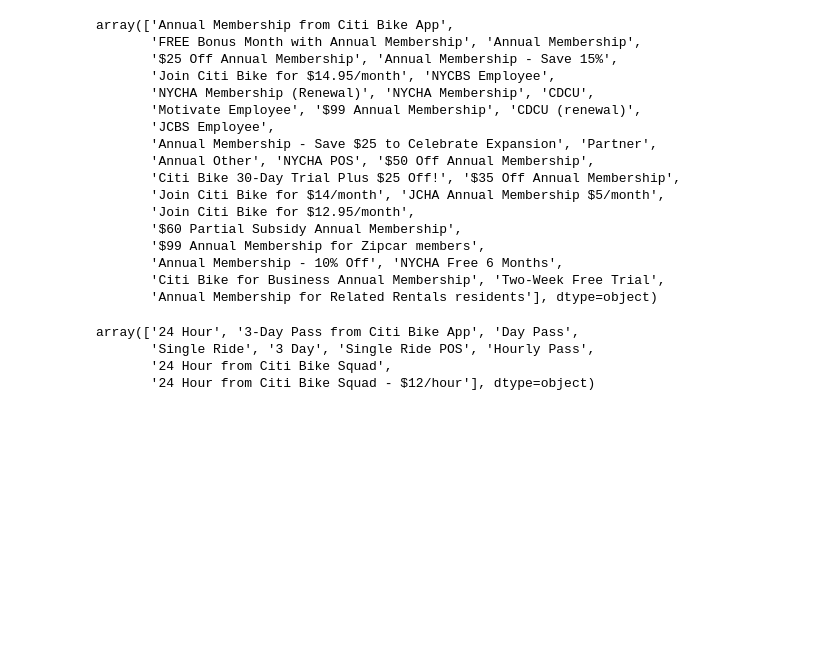
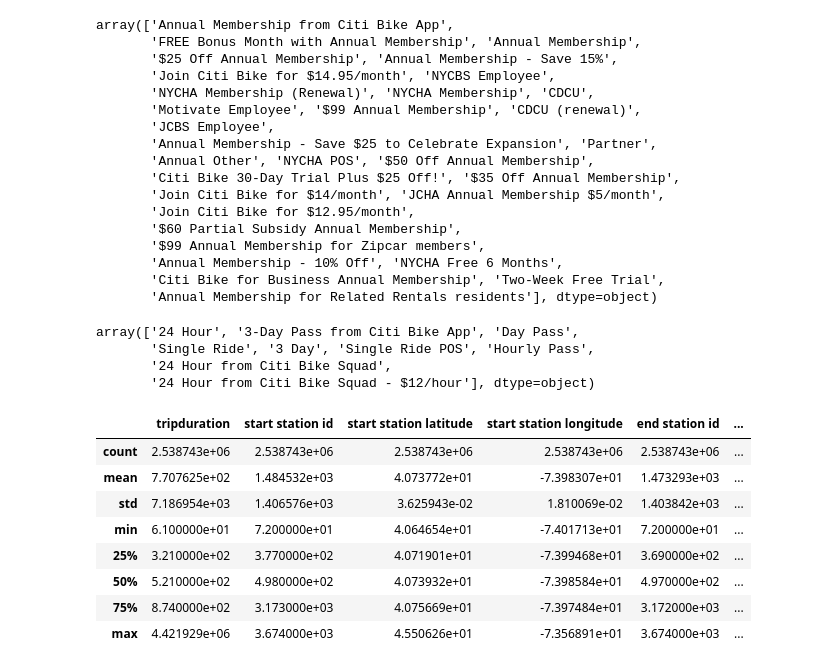
Before and after one commit to gaguinaldo/uscdatabootcamp, a Jupyter notebook: hw-15/homework-april-08.ipynb, the cells around one changed output. Saved outputs shown, nothing was run; the diff lists cells and outputs as text; code cells hidden in the pictures; blank space fills up the shorter version.

```diff
--- a/hw-15/homework-april-08.ipynb
+++ b/hw-15/homework-april-08.ipynb
@@ -405,0 +413,12 @@ array(['24 Hour', '3-Day Pass from Citi Bike App', 'Day Pass',
+# %%
+df.describe()
+# %% [output]
+|  | tripduration | start station id | start station latitude | start station longitude | end station id | ... |
+| count | 2.538743e+06 | 2.538743e+06 | 2.538743e+06 | 2.538743e+06 | 2.538743e+06 | ... |
+| mean | 7.707625e+02 | 1.484532e+03 | 4.073772e+01 | -7.398307e+01 | 1.473293e+03 | ... |
+| std | 7.186954e+03 | 1.406576e+03 | 3.625943e-02 | 1.810069e-02 | 1.403842e+03 | ... |
+| min | 6.100000e+01 | 7.200000e+01 | 4.064654e+01 | -7.401713e+01 | 7.200000e+01 | ... |
+| 25% | 3.210000e+02 | 3.770000e+02 | 4.071901e+01 | -7.399468e+01 | 3.690000e+02 | ... |
+| 50% | 5.210000e+02 | 4.980000e+02 | 4.073932e+01 | -7.398584e+01 | 4.970000e+02 | ... |
+| 75% | 8.740000e+02 | 3.173000e+03 | 4.075669e+01 | -7.397484e+01 | 3.172000e+03 | ... |
+| max | 4.421929e+06 | 3.674000e+03 | 4.550626e+01 | -7.356891e+01 | 3.674000e+03 | ... |
```
Also changed, not shown: parts of 40 cells of this notebook.
